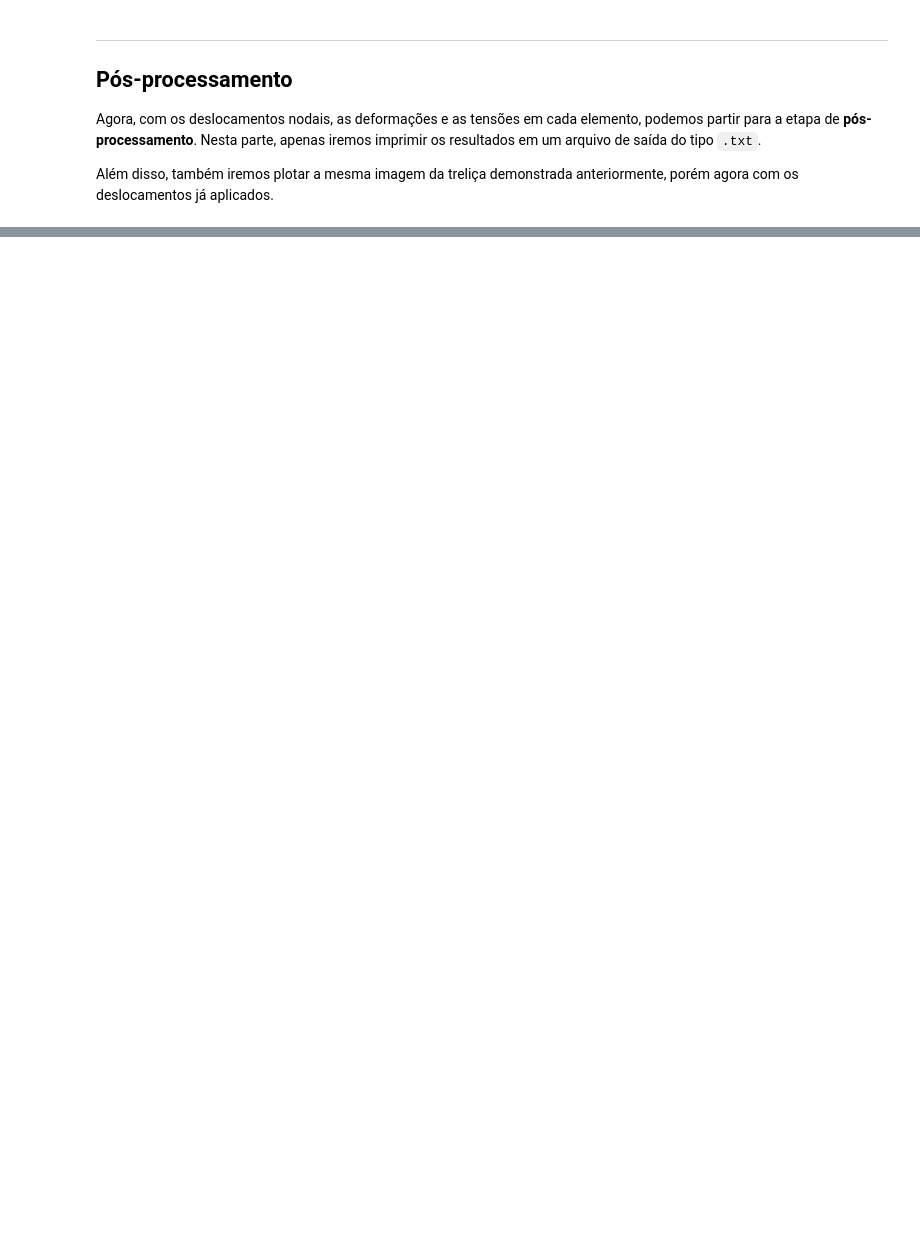
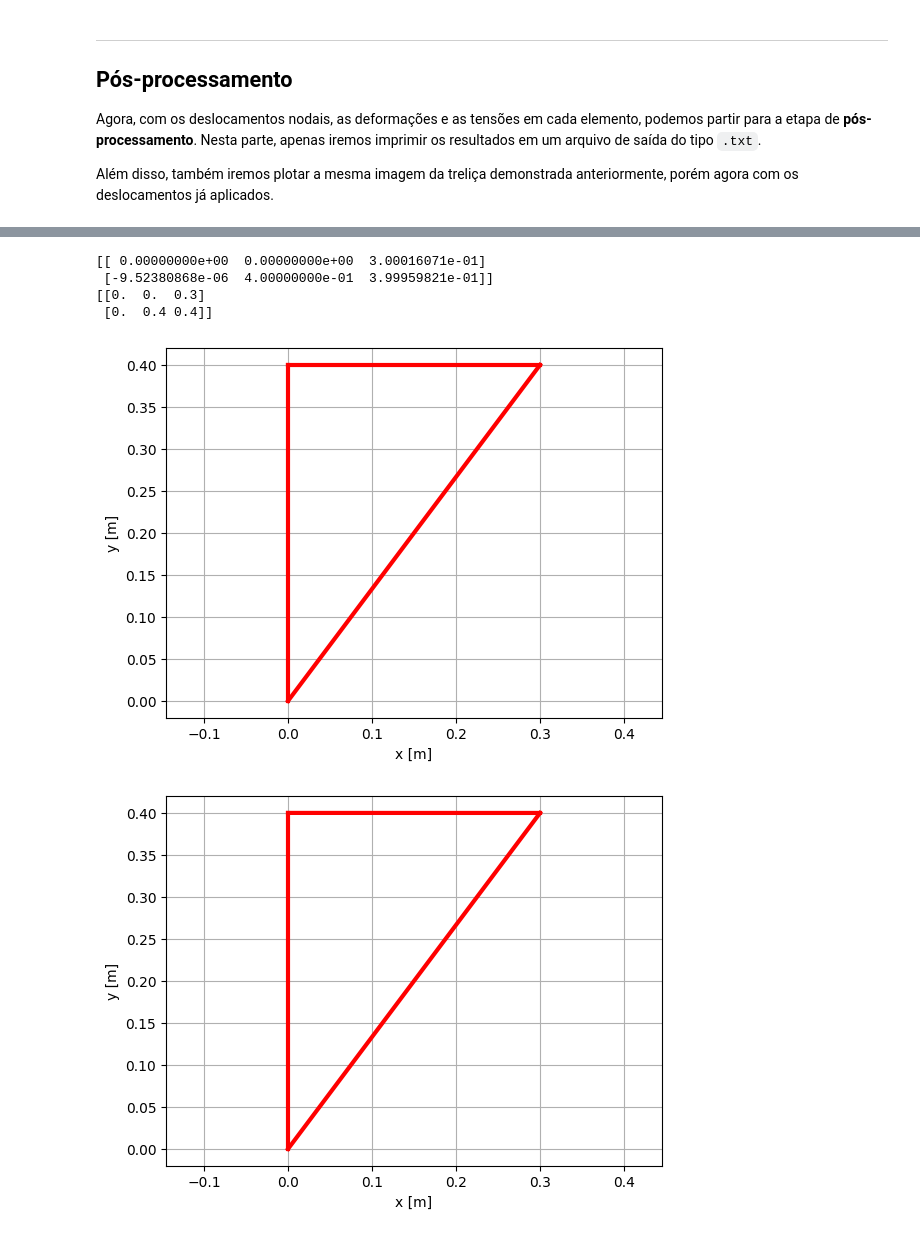
Before and after one commit to thomaschabro/MECSOL-APS4, a Jupyter notebook: main.ipynb, the cells around one changed output, grey strips where cells are left out. Saved outputs shown, nothing was run; the diff lists cells and outputs as text; code cells hidden in the pictures; blank space fills up the shorter version.

```diff
--- a/main.ipynb
+++ b/main.ipynb
@@ -239,0 +219,28 @@ Vetor de deslocamentos:
+# %%
+'''
+Os métodos numéricos que foram aplicados, foram os: Gauss-Seidel, Jacobi e o linalg.solve.
+'''
+
+print("\n--------------------------------------")
+u_gauss = gauss_seidel(kglobalred, Fred, 10000, 0.0000001)
+print("Vetor de deslocamentos:")
+print("")
+print(u_gauss)
+
+print("\n--------------------------------------")
+u_jacobi = jacobi(kglobalred, Fred, 10000, 0.0000001)
+print("Vetor de deslocamentos:")
+print("")
+print(u_jacobi)
+
+print("\n--------------------------------------")
+u_linalg = np.linalg.solve(kglobalred, Fred)
+print("Vetor de deslocamentos:")
+print("")
+print(u_linalg)
+
+
+
+# Selecionar metodo numerico
+
+u = u_gauss
@@ -423,0 +450,23 @@ TypeError: plota() takes 2 positional arguments but 14 were given
+# %%
+# Gerando a nova imagem mas já com as deformações
+# Primeiro aplicar as deformações em uma cópia e depois usar o plota()
+
+lista_novas_posicoes_x = np.zeros(nn)
+lista_novas_posicoes_y = np.zeros(nn)
+lista_total = np.zeros((2,nn))
+for i in range(nn) :
+    lista_novas_posicoes_x[i] = N[0,i] + Utotal[2*i]*10
+    lista_novas_posicoes_y[i] = N[1,i] + Utotal[2*i+1]*10
+    lista_total[0,i] = lista_novas_posicoes_x[i]
+    lista_total[1,i] = lista_novas_posicoes_y[i]
+print(lista_total)
+print(N)
+plota(N, Inc)
+plota(lista_total, Inc)
+# %% [output]
+[[ 0.00000000e+00  0.00000000e+00  3.00016071e-01]
+ [-9.52380868e-06  4.00000000e-01  3.99959821e-01]]
+[[0.  0.  0.3]
+ [0.  0.4 0.4]]
+[figure, added]
+[figure, added]
```
Also changed, not shown: parts of 6 cells of this notebook, 6 other files.
